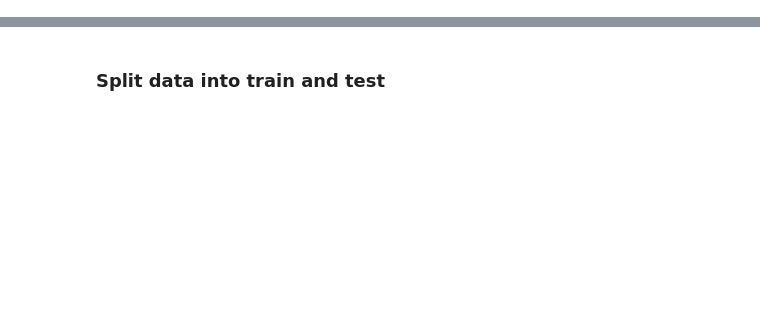
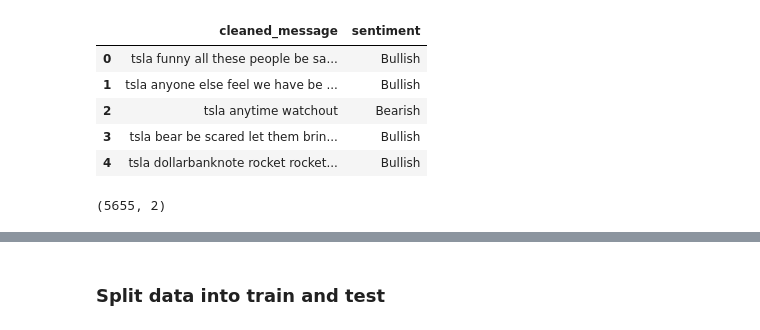
Before and after one commit to rawatpremsingh999/Financial-Sentiment-Analysis, a Jupyter notebook: Stocktwits_Sentiment.ipynb, the cells around one changed output, grey strips where cells are left out. Cells and saved outputs as stored; diff of their text form; code cells hidden in the pictures; blank space fills up the shorter version.

```diff
--- a/Stocktwits_Sentiment.ipynb
+++ b/Stocktwits_Sentiment.ipynb
@@ -25,5 +22,17 @@ df2 = pd.read_csv(io.BytesIO(uploaded['Stocktwits__Cleaned.csv']))
+# %%
+url = 'https://raw.githubusercontent.com/rawatpremsingh999/Financial-Sentiment-Analysis/master/Stocktwits__Cleaned.csv'
+df = pd.read_csv(url)
 # %%
-df2.head()
+df.head()
+# %% [output]
+|  | cleaned_message | sentiment |
+| 0 | tsla funny all these people be sa... | Bullish |
+| 1 | tsla anyone else feel we have be ... | Bullish |
+| 2 | tsla anytime watchout | Bearish |
+| 3 | tsla bear be scared let them brin... | Bullish |
+| 4 | tsla dollarbanknote rocket rocket... | Bullish |
 # %%
-df2.shape
+df.shape
+# %% [output]
+(5655, 2)
 # %%
```
Also changed, not shown: parts of 53 cells of this notebook.
